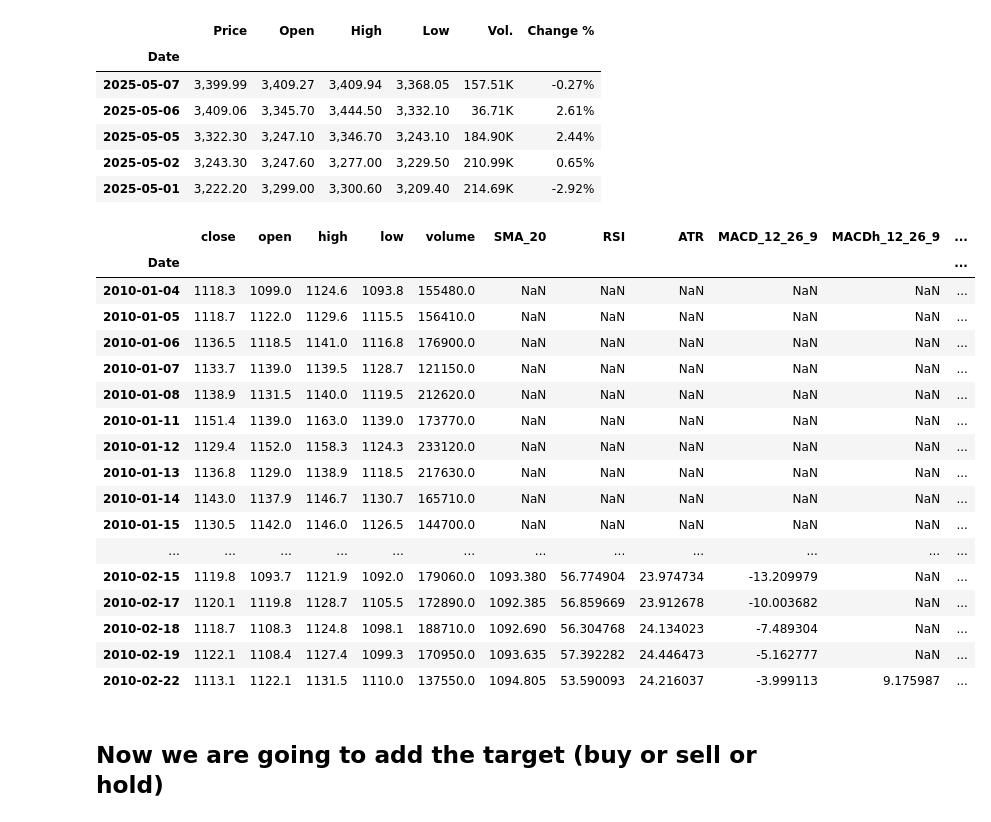
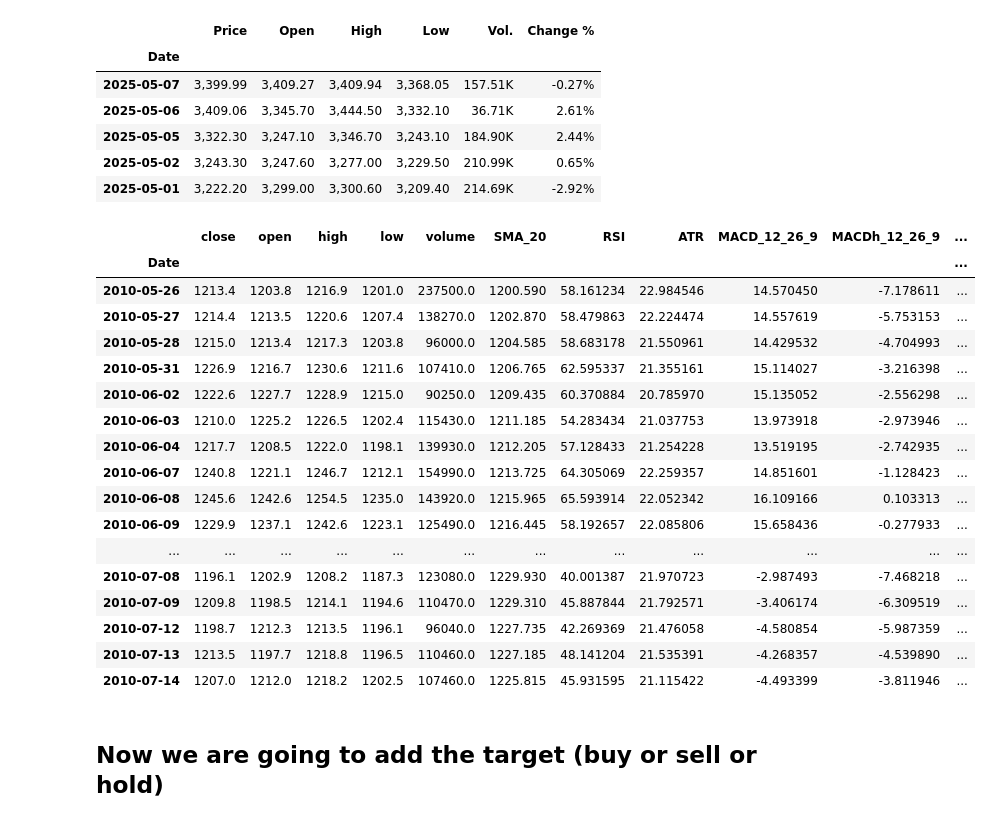
Before and after one commit to elm19/GoldSpot-Predictor, a Jupyter notebook: notebooks/new_approach_exp1/creating_data.ipynb, the cells around one changed output. Saved outputs shown, nothing was run; the diff lists cells and outputs as text; code cells hidden in the pictures.

```diff
--- a/notebooks/new_approach_exp1/creating_data.ipynb
+++ b/notebooks/new_approach_exp1/creating_data.ipynb
@@ -40,34 +40,34 @@ data.to_csv("../../data/processed-data/g_2010_2023.csv", index=True)
 # %%
 import pandas_ta as ta
 
 # Add several technical indicators
 data['SMA_20'] = ta.sma(data['close'], length=20)  # 50-day Simple Moving Average
 data['RSI'] = ta.rsi(data['close'], length=14)  # Relative Strength Index (14-day)
 # data['MACD'] = ta.macd(data['close'])['MACD']  # MACD (Moving Average Convergence Divergence)
 data['ATR'] = ta.atr(data['high'], data['low'], data['close'], length=14)  # Average True Range
 data.ta.macd(append=True)
 
-# data.dropna(inplace=True)
+data.dropna(inplace=True)
 data.head(34)
 # %% [output]
 |  | close | open | high | low | volume | SMA_20 | RSI | ATR | MACD_12_26_9 | MACDh_12_26_9 | ... |
 | Date |  |  |  |  |  |  |  |  |  |  | ... |
-| 2010-01-04 | 1118.3 | 1099.0 | 1124.6 | 1093.8 | 155480.0 | NaN | NaN | NaN | NaN | NaN | ... |
-| 2010-01-05 | 1118.7 | 1122.0 | 1129.6 | 1115.5 | 156410.0 | NaN | NaN | NaN | NaN | NaN | ... |
-| 2010-01-06 | 1136.5 | 1118.5 | 1141.0 | 1116.8 | 176900.0 | NaN | NaN | NaN | NaN | NaN | ... |
-| 2010-01-07 | 1133.7 | 1139.0 | 1139.5 | 1128.7 | 121150.0 | NaN | NaN | NaN | NaN | NaN | ... |
-| 2010-01-08 | 1138.9 | 1131.5 | 1140.0 | 1119.5 | 212620.0 | NaN | NaN | NaN | NaN | NaN | ... |
-| 2010-01-11 | 1151.4 | 1139.0 | 1163.0 | 1139.0 | 173770.0 | NaN | NaN | NaN | NaN | NaN | ... |
-| 2010-01-12 | 1129.4 | 1152.0 | 1158.3 | 1124.3 | 233120.0 | NaN | NaN | NaN | NaN | NaN | ... |
-| 2010-01-13 | 1136.8 | 1129.0 | 1138.9 | 1118.5 | 217630.0 | NaN | NaN | NaN | NaN | NaN | ... |
-| 2010-01-14 | 1143.0 | 1137.9 | 1146.7 | 1130.7 | 165710.0 | NaN | NaN | NaN | NaN | NaN | ... |
-| 2010-01-15 | 1130.5 | 1142.0 | 1146.0 | 1126.5 | 144700.0 | NaN | NaN | NaN | NaN | NaN | ... |
+| 2010-05-26 | 1213.4 | 1203.8 | 1216.9 | 1201.0 | 237500.0 | 1200.590 | 58.161234 | 22.984546 | 14.570450 | -7.178611 | ... |
+| 2010-05-27 | 1214.4 | 1213.5 | 1220.6 | 1207.4 | 138270.0 | 1202.870 | 58.479863 | 22.224474 | 14.557619 | -5.753153 | ... |
+| 2010-05-28 | 1215.0 | 1213.4 | 1217.3 | 1203.8 | 96000.0 | 1204.585 | 58.683178 | 21.550961 | 14.429532 | -4.704993 | ... |
+| 2010-05-31 | 1226.9 | 1216.7 | 1230.6 | 1211.6 | 107410.0 | 1206.765 | 62.595337 | 21.355161 | 15.114027 | -3.216398 | ... |
+| 2010-06-02 | 1222.6 | 1227.7 | 1228.9 | 1215.0 | 90250.0 | 1209.435 | 60.370884 | 20.785970 | 15.135052 | -2.556298 | ... |
+| 2010-06-03 | 1210.0 | 1225.2 | 1226.5 | 1202.4 | 115430.0 | 1211.185 | 54.283434 | 21.037753 | 13.973918 | -2.973946 | ... |
+| 2010-06-04 | 1217.7 | 1208.5 | 1222.0 | 1198.1 | 139930.0 | 1212.205 | 57.128433 | 21.254228 | 13.519195 | -2.742935 | ... |
+| 2010-06-07 | 1240.8 | 1221.1 | 1246.7 | 1212.1 | 154990.0 | 1213.725 | 64.305069 | 22.259357 | 14.851601 | -1.128423 | ... |
+| 2010-06-08 | 1245.6 | 1242.6 | 1254.5 | 1235.0 | 143920.0 | 1215.965 | 65.593914 | 22.052342 | 16.109166 | 0.103313 | ... |
+| 2010-06-09 | 1229.9 | 1237.1 | 1242.6 | 1223.1 | 125490.0 | 1216.445 | 58.192657 | 22.085806 | 15.658436 | -0.277933 | ... |
 | ... | ... | ... | ... | ... | ... | ... | ... | ... | ... | ... | ... |
-| 2010-02-15 | 1119.8 | 1093.7 | 1121.9 | 1092.0 | 179060.0 | 1093.380 | 56.774904 | 23.974734 | -13.209979 | NaN | ... |
-| 2010-02-17 | 1120.1 | 1119.8 | 1128.7 | 1105.5 | 172890.0 | 1092.385 | 56.859669 | 23.912678 | -10.003682 | NaN | ... |
-| 2010-02-18 | 1118.7 | 1108.3 | 1124.8 | 1098.1 | 188710.0 | 1092.690 | 56.304768 | 24.134023 | -7.489304 | NaN | ... |
-| 2010-02-19 | 1122.1 | 1108.4 | 1127.4 | 1099.3 | 170950.0 | 1093.635 | 57.392282 | 24.446473 | -5.162777 | NaN | ... |
-| 2010-02-22 | 1113.1 | 1122.1 | 1131.5 | 1110.0 | 137550.0 | 1094.805 | 53.590093 | 24.216037 | -3.999113 | 9.175987 | ... |
+| 2010-07-08 | 1196.1 | 1202.9 | 1208.2 | 1187.3 | 123080.0 | 1229.930 | 40.001387 | 21.970723 | -2.987493 | -7.468218 | ... |
+| 2010-07-09 | 1209.8 | 1198.5 | 1214.1 | 1194.6 | 110470.0 | 1229.310 | 45.887844 | 21.792571 | -3.406174 | -6.309519 | ... |
+| 2010-07-12 | 1198.7 | 1212.3 | 1213.5 | 1196.1 | 96040.0 | 1227.735 | 42.269369 | 21.476058 | -4.580854 | -5.987359 | ... |
+| 2010-07-13 | 1213.5 | 1197.7 | 1218.8 | 1196.5 | 110460.0 | 1227.185 | 48.141204 | 21.535391 | -4.268357 | -4.539890 | ... |
+| 2010-07-14 | 1207.0 | 1212.0 | 1218.2 | 1202.5 | 107460.0 | 1225.815 | 45.931595 | 21.115422 | -4.493399 | -3.811946 | ... |
 # %% [markdown]
 ## Now we are going to add the target (buy or sell or hold)
 # %%
```
Also changed, not shown: parts of 3 cells of this notebook, 8 other files.
